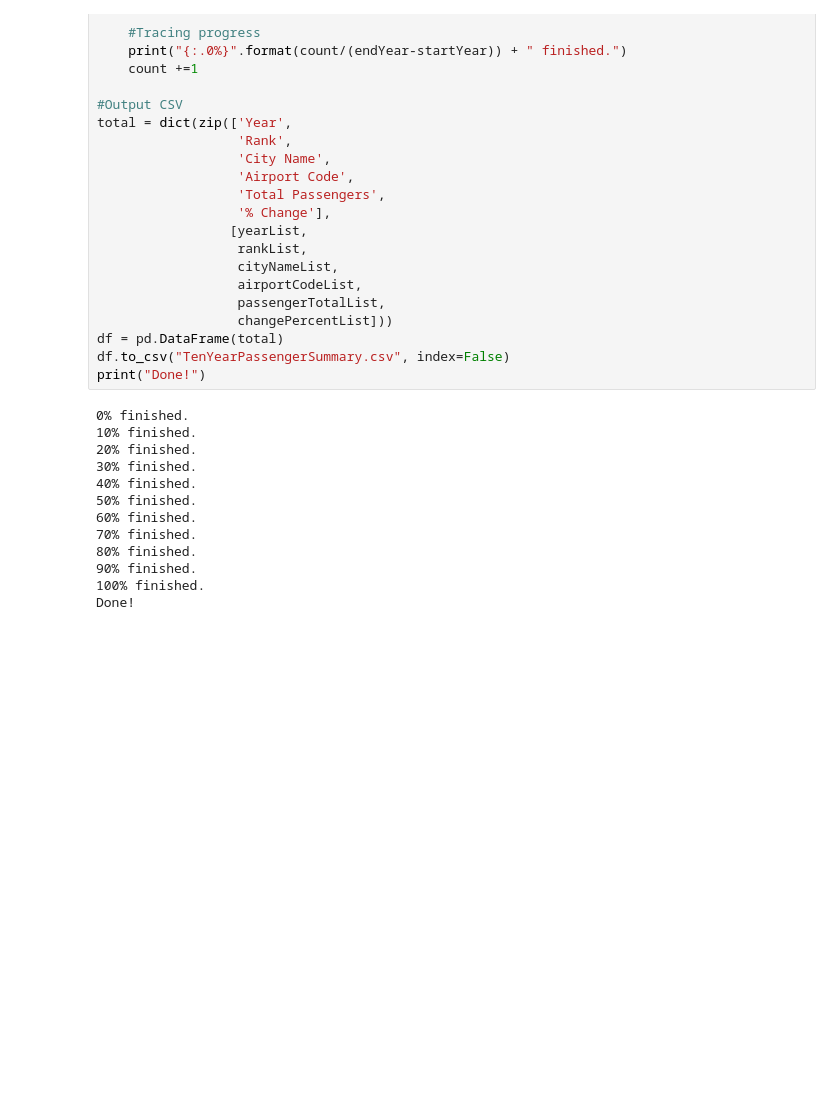
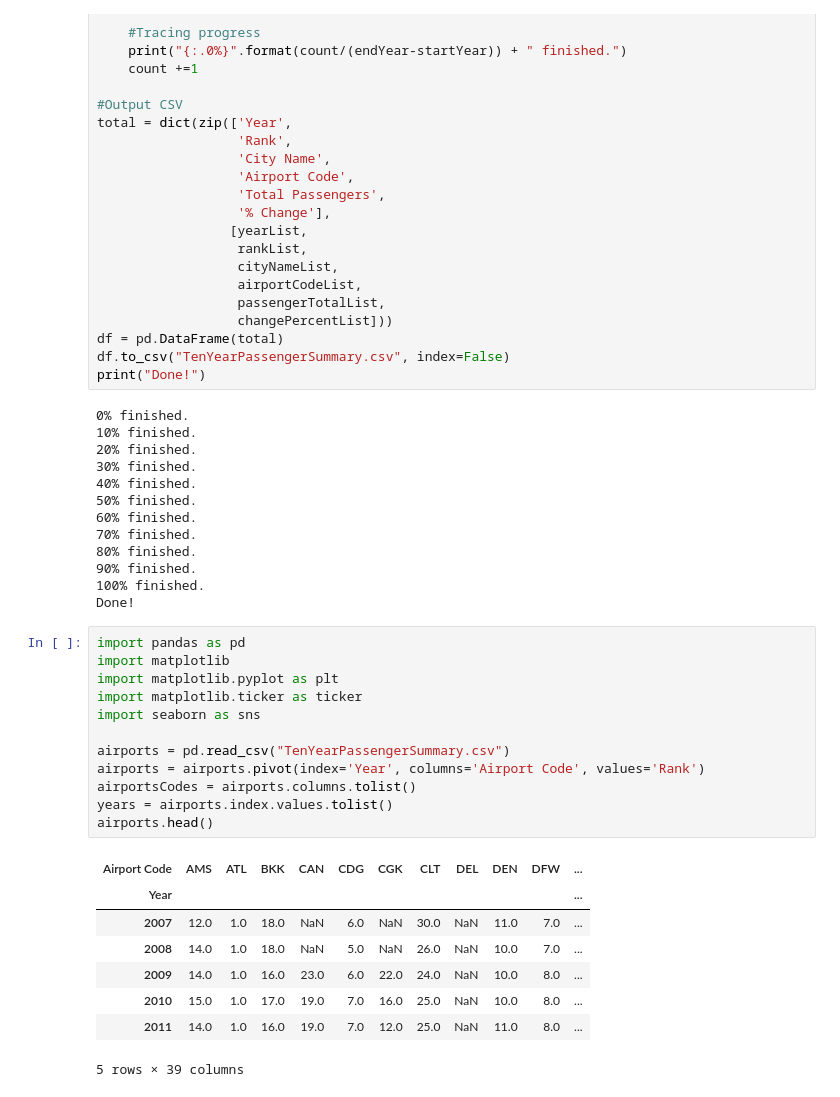
Before and after one commit to JingInBJ/data-studio-projects., a Jupyter notebook: Project2-airports/data/PassengerSummary.ipynb, the cells around one changed output. Cells and saved outputs as stored; diff of their text form; blank space fills up the shorter version.

```diff
--- a/Project2-airports/data/PassengerSummary.ipynb
+++ b/Project2-airports/data/PassengerSummary.ipynb
@@ -103,3 +103,24 @@ print("Done!")
 90% finished.
 100% finished.
 Done!
+# %%
+import pandas as pd
+import matplotlib
+import matplotlib.pyplot as plt
+import matplotlib.ticker as ticker
+import seaborn as sns
+
+airports = pd.read_csv("TenYearPassengerSummary.csv")
+airports = airports.pivot(index='Year', columns='Airport Code', values='Rank')
+airportsCodes = airports.columns.tolist()
+years = airports.index.values.tolist()
+airports.head()
+# %% [output]
+| Airport Code | AMS | ATL | BKK | CAN | CDG | CGK | CLT | DEL | DEN | DFW | ... |
+| Year |  |  |  |  |  |  |  |  |  |  | ... |
+| 2007 | 12.0 | 1.0 | 18.0 | NaN | 6.0 | NaN | 30.0 | NaN | 11.0 | 7.0 | ... |
+| 2008 | 14.0 | 1.0 | 18.0 | NaN | 5.0 | NaN | 26.0 | NaN | 10.0 | 7.0 | ... |
+| 2009 | 14.0 | 1.0 | 16.0 | 23.0 | 6.0 | 22.0 | 24.0 | NaN | 10.0 | 8.0 | ... |
+| 2010 | 15.0 | 1.0 | 17.0 | 19.0 | 7.0 | 16.0 | 25.0 | NaN | 10.0 | 8.0 | ... |
+| 2011 | 14.0 | 1.0 | 16.0 | 19.0 | 7.0 | 12.0 | 25.0 | NaN | 11.0 | 8.0 | ... |
+5 rows × 39 columns
```
Also changed, not shown: parts of 1 cell of this notebook, 3 other files.
